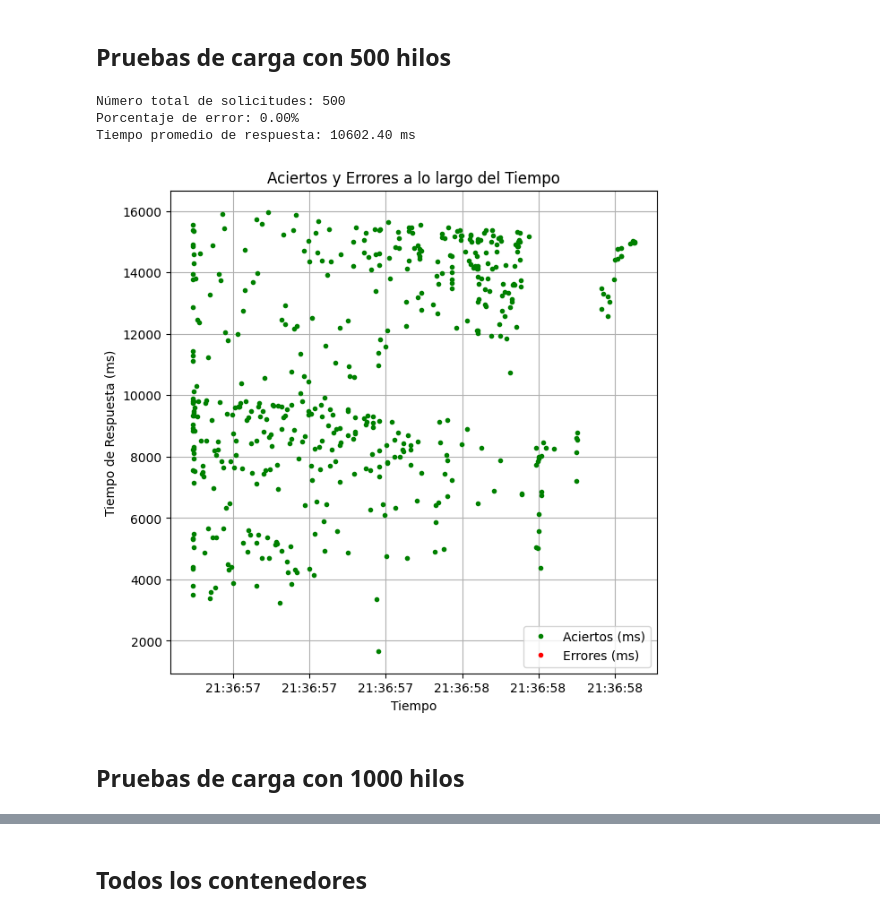
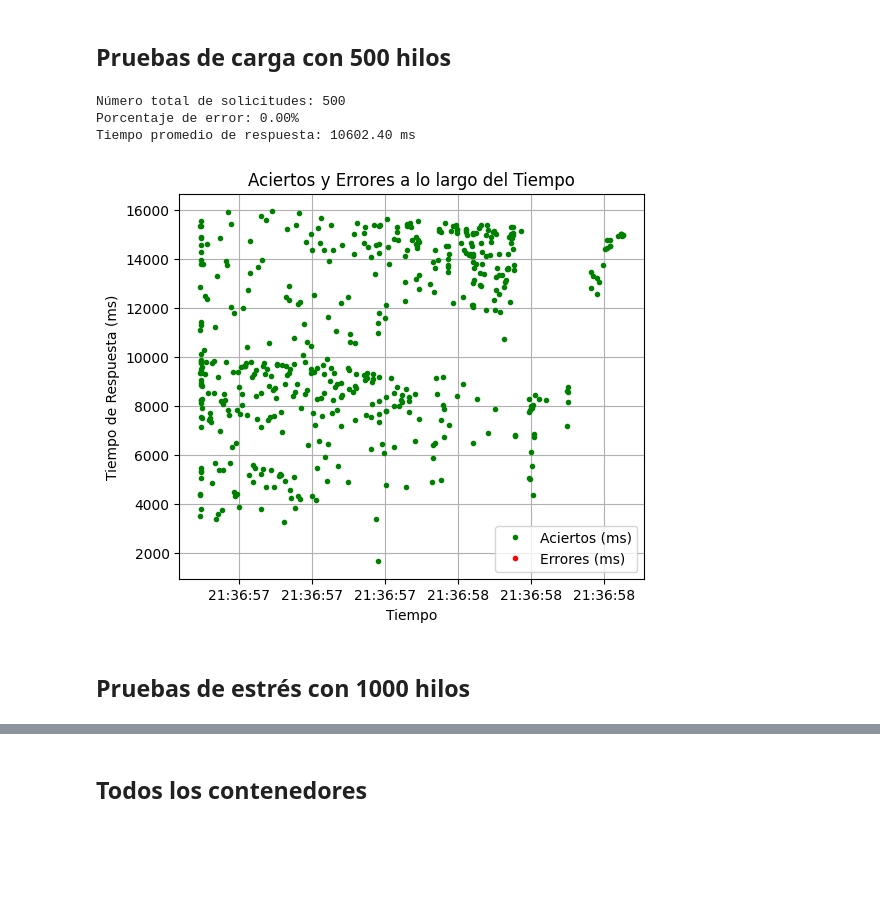
Before and after one commit to DanielXMPB/pruebas-coma, a Jupyter notebook: grafic_results.ipynb, the cells around one changed output, grey strips where cells are left out. Saved outputs shown, nothing was run; the diff lists cells and outputs as text; code cells hidden in the pictures; blank space fills up the shorter version.

Commit message:
Final graphs and concatenating results

```diff
--- a/grafic_results.ipynb
+++ b/grafic_results.ipynb
@@ -118,37 +120,37 @@ failure_df = df_new_500[df_new_500['success'] == False]
 
 # Contar el número total de filas
 total_requests = len(df_new_500)
 num_errores = len(failure_df)
 
 # Calcular el porcentaje de errores
 porcentaje_error = (num_errores / total_requests) * 100
 
 # Calcular el tiempo promedio de respuesta para las solicitudes exitosas
 tiempo_promedio_respuesta_exitosas = success_df['elapsed'].mean()
 
 # Imprimir datos
 print(f'Número total de solicitudes: {total_requests}')
 print(f'Porcentaje de error: {porcentaje_error:.2f}%')
 print(f'Tiempo promedio de respuesta: {tiempo_promedio_respuesta_exitosas:.2f} ms')
 
 # Crear la figura
-plt.figure(figsize=(7, 7))
+plt.figure(figsize=(6, 5))
 plt.plot(success_df['timeStamp'], success_df['elapsed'], 'g.', label='Aciertos (ms)')
 plt.plot(failure_df['timeStamp'], failure_df['elapsed'], 'r.', label='Errores (ms)')
 plt.xlabel('Tiempo')
 plt.ylabel('Tiempo de Respuesta (ms)')
 plt.title('Aciertos y Errores a lo largo del Tiempo')
 plt.legend()
 plt.grid(True)
 plt.gca().xaxis.set_major_formatter(mdates.DateFormatter('%H:%M:%S'))
 plt.show()
 # %% [output]
 Número total de solicitudes: 500
 Porcentaje de error: 0.00%
 Tiempo promedio de respuesta: 10602.40 ms
-[figure, old version]
+[figure, new version]
 # %% [markdown]
-## Pruebas de carga con 1000 hilos
+## Pruebas de estrés con 1000 hilos
 # %%
 # Leer el archivo CSV
 df_new_1000 = pd.read_csv('./results/new_server_results_1000.jtl', sep=',', skip_blank_lines=True, on_bad_lines='warn')
```
Also changed, not shown: parts of 15 cells of this notebook, 3 other files.
